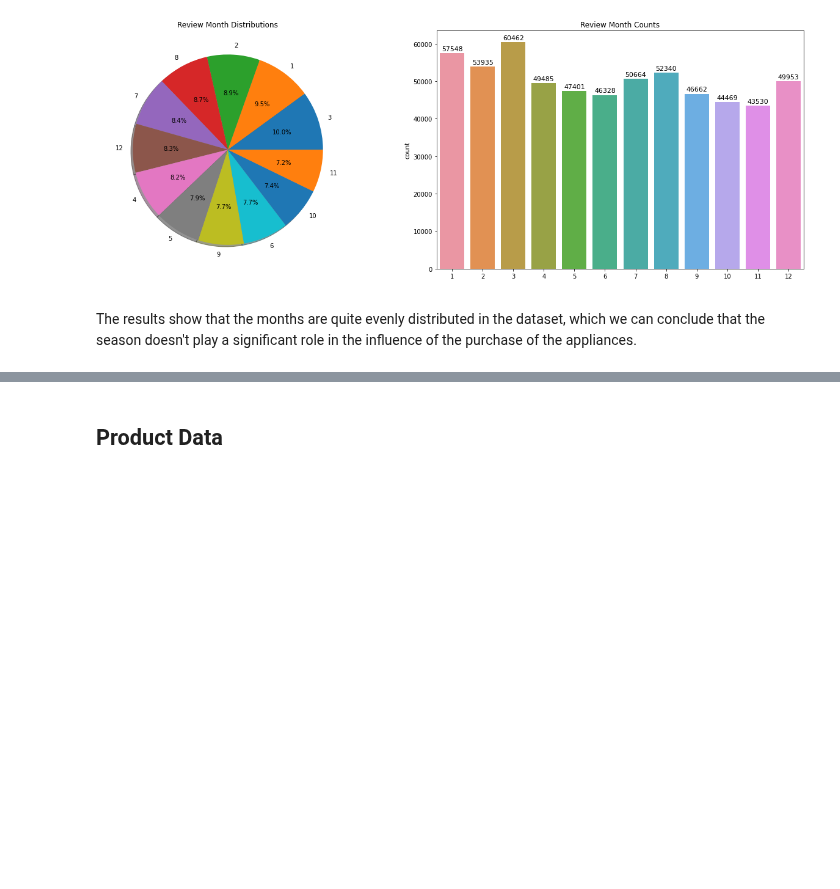
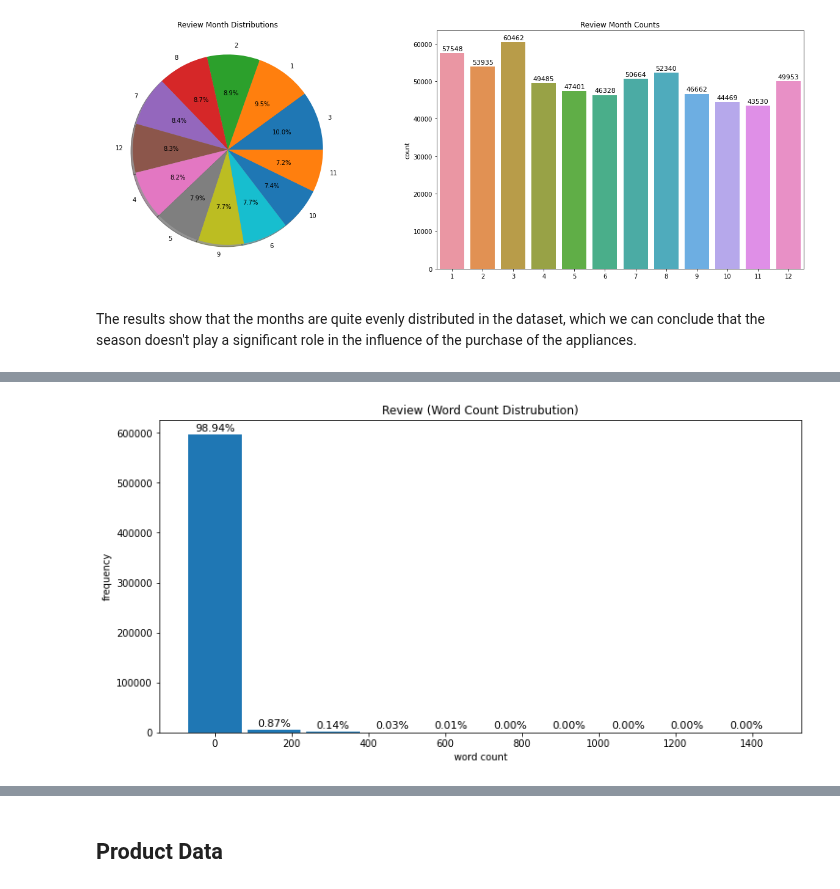
Before and after one commit to DATA-606-SPRING-2022/Jin_DATA606, a Jupyter notebook: ipynb/DATA606_Part1.ipynb, the cells around one changed output, grey strips where cells are left out. Cells and saved outputs as stored; diff of their text form; code cells hidden in the pictures; blank space fills up the shorter version.

```diff
--- a/ipynb/DATA606_Part1.ipynb
+++ b/ipynb/DATA606_Part1.ipynb
@@ -93,3 +103,6 @@ summary              128
 unixReviewTime         0
 image             593519
 dtype: int64
+# %%
+review_df = review_df.fillna('')
+review_df.isnull().sum()
@@ -300,0 +355,15 @@ The results show that the months are quite evenly distributed in the dataset, wh
+# %%
+nltk.download('stopwords')
+nltk.download('wordnet')
+stop = stopwords.words('english')
+
+# Word tokenization helper functions
+
+# tokenization
+def tokenizer(text):
+    text = re.sub('<[^>]*>', '', text)
+    emoticons = re.findall('(?::|;|=)(?:-)?(?:\)|\(|D|P)', text.lower())
+    text = re.sub('[\W]+', ' ', text.lower()) +\
+        ' '.join(emoticons).replace('-', '')
+    tokenized = [w for w in text.split() if w not in stop]
+    return tokenized
@@ -300,0 +375,4 @@ The results show that the months are quite evenly distributed in the dataset, wh
+# %%
+review_df['all_text'] = review_df['reviewText'] + ' ' + review_df['summary']
+review_df['all_text_token'] = review_df['all_text'].apply(tokenizer)
+review_df['word_count'] = review_df['all_text_token'].str.len()
@@ -300,0 +388,16 @@ The results show that the months are quite evenly distributed in the dataset, wh
+# %%
+plt.subplots(figsize = (12, 6))
+word_count = review_df['all_text_token'].str.len()
+n, bins, patches = plt.hist(word_count, align = 'left', rwidth = 0.9, bins = 10)
+
+for p in patches:
+  plt.annotate("%2.2f%%" % ((p.get_height() / word_count.shape[0]) * 100), (p.get_x() + p.get_width() / 2., p.get_height()),
+      ha = 'center', va = 'center', fontsize = 11, xytext = (0, 7),
+      textcoords = 'offset points')
+
+plt.title('Review (Word Count Distrubution)')
+plt.xlabel('word count')
+plt.ylabel('frequency')
+plt.show()
+# %% [output]
+[figure, added]
```
Also changed, not shown: parts of 49 cells of this notebook.
